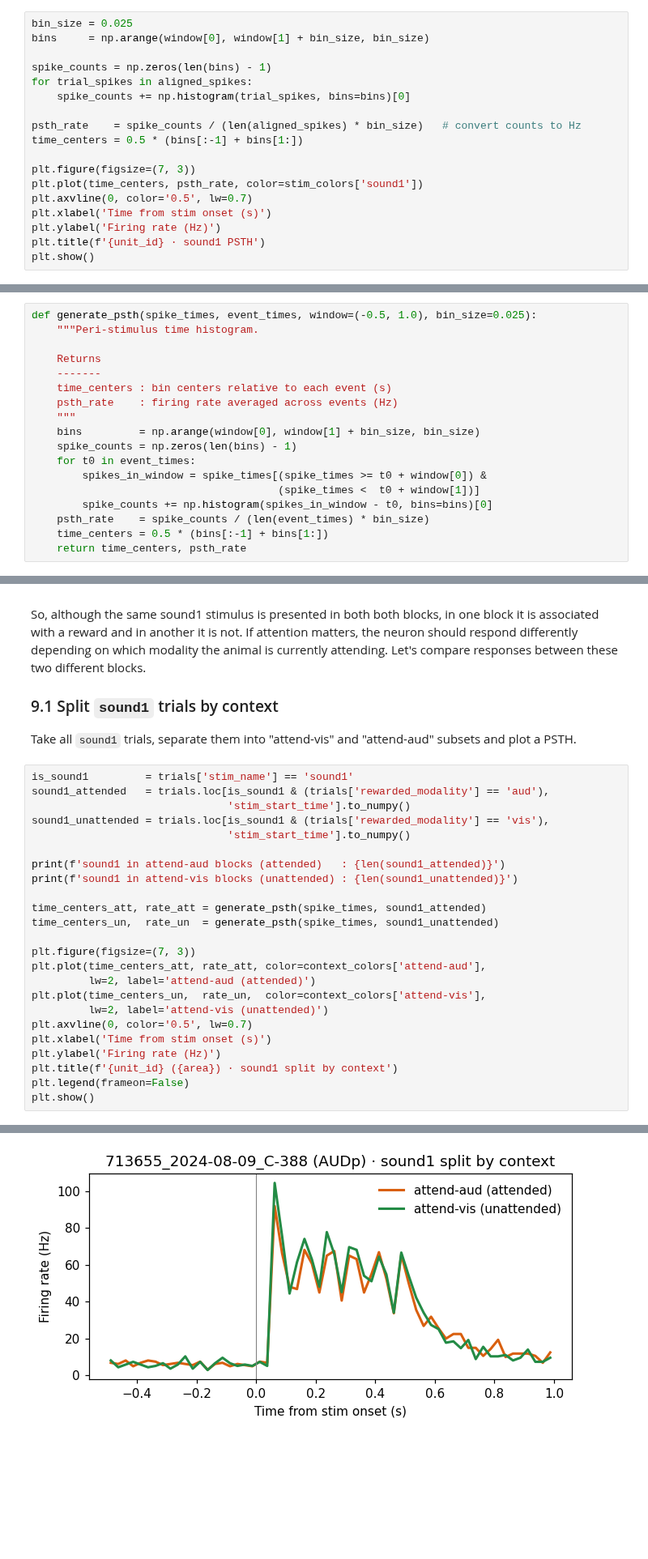
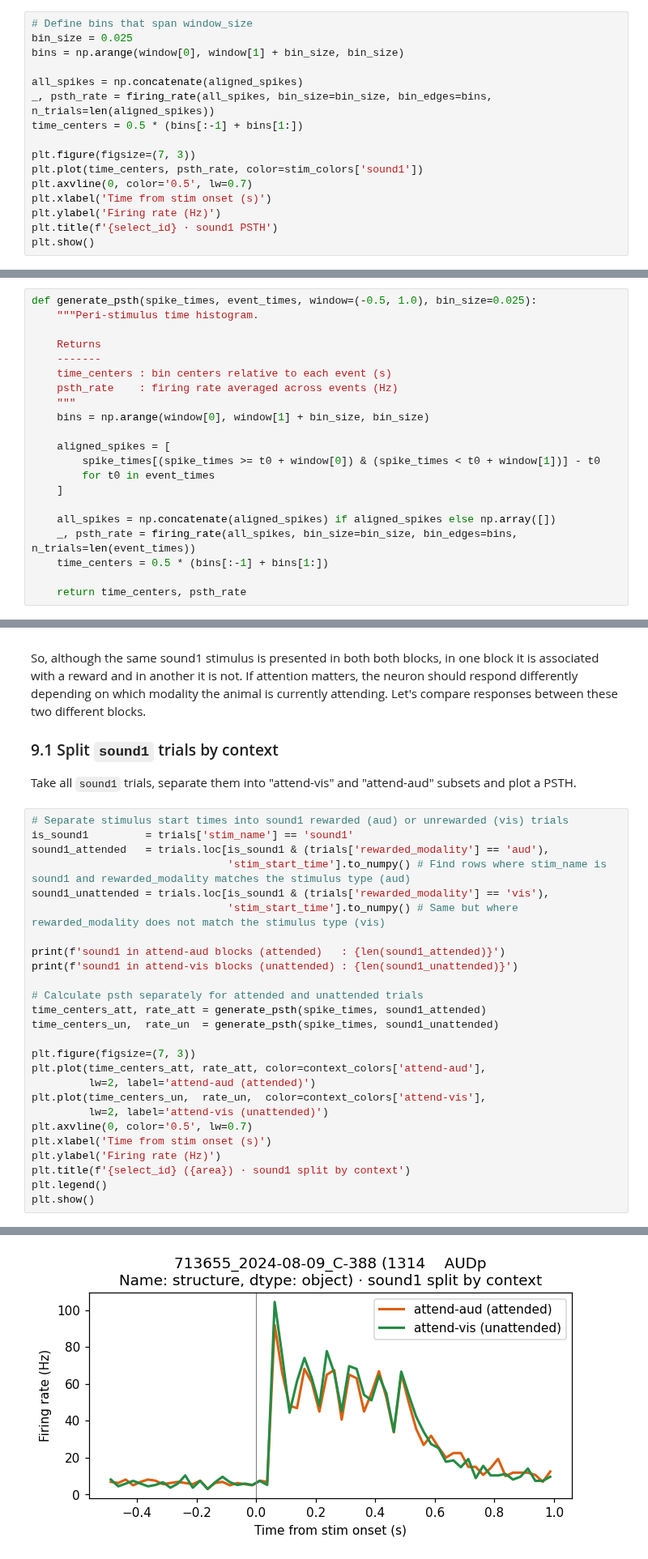
Before and after one commit to leesuyee/dynamic-routing-tutorials, a Jupyter notebook: code/Intro-Tutorial.ipynb, the cells around one changed output, grey strips where cells are left out. Shown at 81% size. Cells and saved outputs as stored; diff of their text form; blank space fills up the shorter version.

```diff
--- a/code/Intro-Tutorial.ipynb
+++ b/code/Intro-Tutorial.ipynb
@@ -455,14 +485,12 @@ plt.show()
 
 From the aligned spike times across trials, calculate the average firing rate. First, count the number of spikes across trials in bins (e.g. 25ms). Divide by `n_trials x bin_width` to get the firing rate in Hz.
 # %%
+# Define bins that span window_size
 bin_size = 0.025
-bins     = np.arange(window[0], window[1] + bin_size, bin_size)
+bins = np.arange(window[0], window[1] + bin_size, bin_size)
 
-spike_counts = np.zeros(len(bins) - 1)
-for trial_spikes in aligned_spikes:
-    spike_counts += np.histogram(trial_spikes, bins=bins)[0]
-
-psth_rate    = spike_counts / (len(aligned_spikes) * bin_size)   # convert counts to Hz
+all_spikes = np.concatenate(aligned_spikes)
+_, psth_rate = firing_rate(all_spikes, bin_size=bin_size, bin_edges=bins, n_trials=len(aligned_spikes))
 time_centers = 0.5 * (bins[:-1] + bins[1:])
 
 plt.figure(figsize=(7, 3))
@@ -470,7 +498,7 @@ plt.plot(time_centers, psth_rate, color=stim_colors['sound1'])
 plt.axvline(0, color='0.5', lw=0.7)
 plt.xlabel('Time from stim onset (s)')
 plt.ylabel('Firing rate (Hz)')
-plt.title(f'{unit_id} · sound1 PSTH')
+plt.title(f'{select_id} · sound1 PSTH')
 plt.show()
 # %% [output]
 [figure]
@@ -487,14 +515,17 @@ def generate_psth(spike_times, event_times, window=(-0.5, 1.0), bin_size=0.025):
     time_centers : bin centers relative to each event (s)
     psth_rate    : firing rate averaged across events (Hz)
     """
-    bins         = np.arange(window[0], window[1] + bin_size, bin_size)
-    spike_counts = np.zeros(len(bins) - 1)
-    for t0 in event_times:
-        spikes_in_window = spike_times[(spike_times >= t0 + window[0]) &
-                                       (spike_times <  t0 + window[1])]
-        spike_counts += np.histogram(spikes_in_window - t0, bins=bins)[0]
-    psth_rate    = spike_counts / (len(event_times) * bin_size)
+    bins = np.arange(window[0], window[1] + bin_size, bin_size)
+
+    aligned_spikes = [
+        spike_times[(spike_times >= t0 + window[0]) & (spike_times < t0 + window[1])] - t0
+        for t0 in event_times
+    ]
+
+    all_spikes = np.concatenate(aligned_spikes) if aligned_spikes else np.array([])
+    _, psth_rate = firing_rate(all_spikes, bin_size=bin_size, bin_edges=bins, n_trials=len(event_times))
     time_centers = 0.5 * (bins[:-1] + bins[1:])
+
     return time_centers, psth_rate
 # %% [markdown]
 ---
@@ -749,33 +820,35 @@ So, although the same sound1 stimulus is presented in both both blocks, in one b
 
 Take all `sound1` trials, separate them into "attend-vis" and "attend-aud" subsets and plot a PSTH.
 # %%
+# Separate stimulus start times into sound1 rewarded (aud) or unrewarded (vis) trials
 is_sound1         = trials['stim_name'] == 'sound1'
 sound1_attended   = trials.loc[is_sound1 & (trials['rewarded_modality'] == 'aud'),
-                               'stim_start_time'].to_numpy()
+                               'stim_start_time'].to_numpy() # Find rows where stim_name is sound1 and rewarded_modality matches the stimulus type (aud)
 sound1_unattended = trials.loc[is_sound1 & (trials['rewarded_modality'] == 'vis'),
-                               'stim_start_time'].to_numpy()
+                               'stim_start_time'].to_numpy() # Same but where rewarded_modality does not match the stimulus type (vis)
 
 print(f'sound1 in attend-aud blocks (attended)   : {len(sound1_attended)}')
 print(f'sound1 in attend-vis blocks (unattended) : {len(sound1_unattended)}')
 
+# Calculate psth separately for attended and unattended trials
 time_centers_att, rate_att = generate_psth(spike_times, sound1_attended)
 time_centers_un,  rate_un  = generate_psth(spike_times, sound1_unattended)
 
 plt.figure(figsize=(7, 3))
 plt.plot(time_centers_att, rate_att, color=context_colors['attend-aud'],
          lw=2, label='attend-aud (attended)')
 plt.plot(time_centers_un,  rate_un,  color=context_colors['attend-vis'],
          lw=2, label='attend-vis (unattended)')
 plt.axvline(0, color='0.5', lw=0.7)
 plt.xlabel('Time from stim onset (s)')
 plt.ylabel('Firing rate (Hz)')
-plt.title(f'{unit_id} ({area}) · sound1 split by context')
-plt.legend(frameon=False)
+plt.title(f'{select_id} ({area}) · sound1 split by context')
+plt.legend()
 plt.show()
 # %% [output]
 sound1 in attend-aud blocks (attended)   : 64
 sound1 in attend-vis blocks (unattended) : 54
-[figure, old version]
+[figure, new version]
 # %% [markdown]
 For our AUDp unit, the responses in both contexts (attend-vis and attend-aud) look very similar. The neuron is **context-invariant**. This is in line with what we expect for primary auditory cortex, which faithfully encodes the auditory stimulus regardless of attentional state.
 
```
Also changed, not shown: parts of 62 cells of this notebook.
